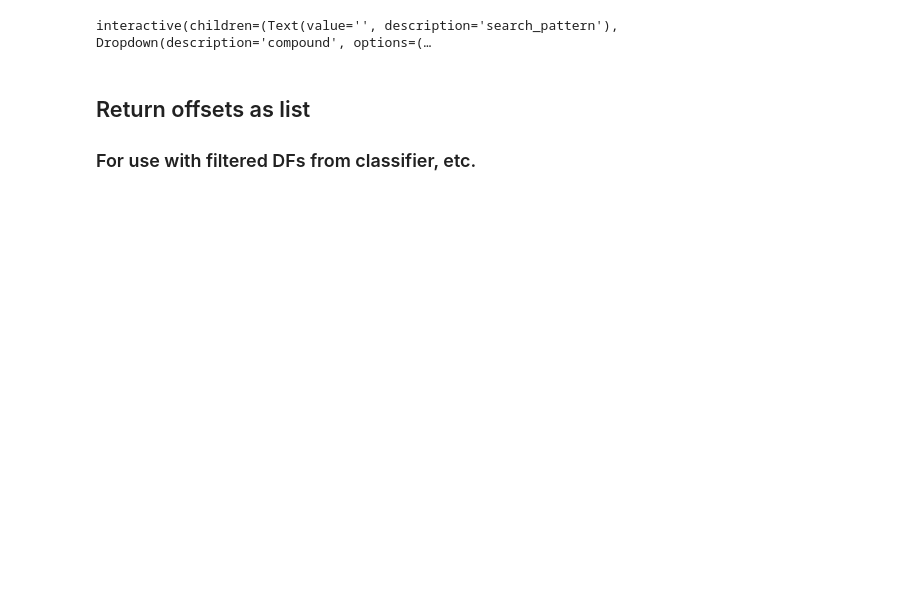
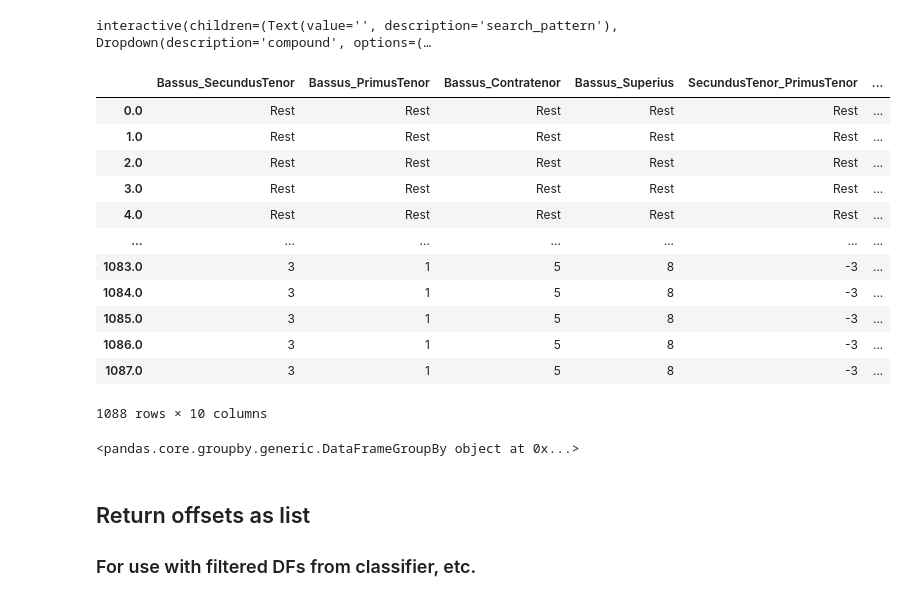
Before and after one commit to trangdang168/CRIM_Intervals_Notebooks, a Jupyter notebook: crim_intervals_drb.ipynb, the cells around one changed output. Saved outputs shown, nothing was run; the diff lists cells and outputs as text; code cells hidden in the pictures; blank space fills up the shorter version.

```diff
--- a/crim_intervals_drb.ipynb
+++ b/crim_intervals_drb.ipynb
@@ -134,6 +140,32 @@ def get_harmonic_ngrams(search_pattern, compound, kind, time_unit, length):
     return filtered_ngrams.fillna("-").style.applymap(lambda x: "background: #ccebc5" if re.match(search_pattern, x) else "")
 # %% [output]
 interactive(children=(Text(value='', description='search_pattern'), Dropdown(description='compound', options=(…
+# %%
+har = model.getHarmonic(kind="d")
+regHar = model.regularize(df=har, unit=1)
+regHar
+# %% [output]
+|  | Bassus_SecundusTenor | Bassus_PrimusTenor | Bassus_Contratenor | Bassus_Superius | SecundusTenor_PrimusTenor | ... |
+| 0.0 | Rest | Rest | Rest | Rest | Rest | ... |
+| 1.0 | Rest | Rest | Rest | Rest | Rest | ... |
+| 2.0 | Rest | Rest | Rest | Rest | Rest | ... |
+| 3.0 | Rest | Rest | Rest | Rest | Rest | ... |
+| 4.0 | Rest | Rest | Rest | Rest | Rest | ... |
+| ... | ... | ... | ... | ... | ... | ... |
+| 1083.0 | 3 | 1 | 5 | 8 | -3 | ... |
+| 1084.0 | 3 | 1 | 5 | 8 | -3 | ... |
+| 1085.0 | 3 | 1 | 5 | 8 | -3 | ... |
+| 1086.0 | 3 | 1 | 5 | 8 | -3 | ... |
+| 1087.0 | 3 | 1 | 5 | 8 | -3 | ... |
+1088 rows × 10 columns
+# %%
+mel = model.getNgrams(df=model.getMelodic(kind="d"), n=4)
+# regMel = ave_maria.regularize(df=mel, unit=4)
+# regMel.stack().to_frame().reset_index(level=1)
+b = mel.stack().to_frame().reset_index(level=1)
+b.groupby("level_1")
+# %% [output]
+<pandas.core.groupby.generic.DataFrameGroupBy object at 0x...>
 # %% [markdown]
 ## Return offsets as list
 ### For use with filtered DFs from classifier, etc.
```
Also changed, not shown: parts of 21 cells of this notebook, 4 other files.
